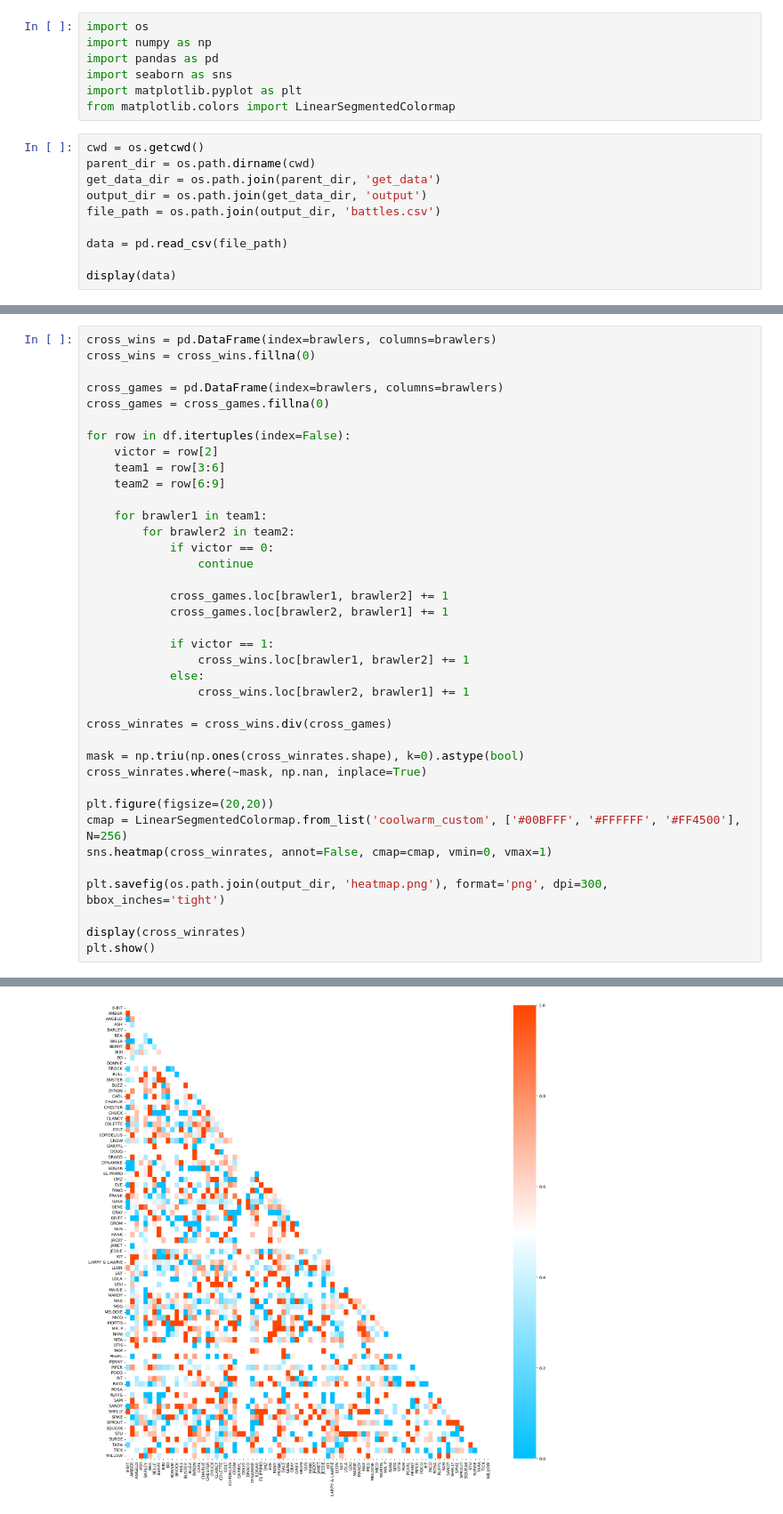
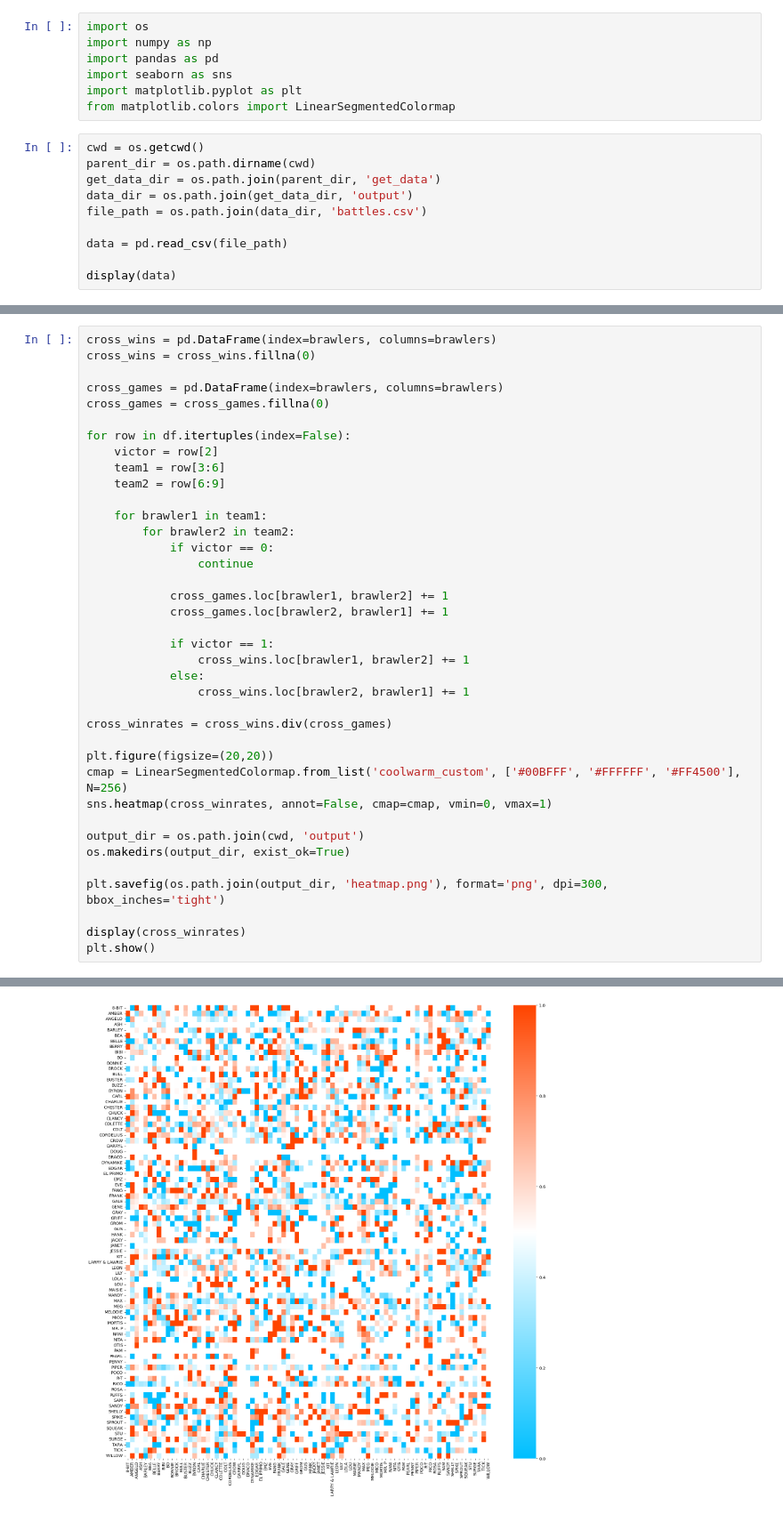
Before and after one commit to dyao13/BrawlStars, a Jupyter notebook: do_analysis/winrates.ipynb, the cells around one changed output, grey strips where cells are left out. Shown at 89% size. Saved outputs shown, nothing was run; the diff lists cells and outputs as text.

Commit message:
winrates

```diff
--- a/do_analysis/winrates.ipynb
+++ b/do_analysis/winrates.ipynb
@@ -9,8 +9,8 @@ from matplotlib.colors import LinearSegmentedColormap
 cwd = os.getcwd()
 parent_dir = os.path.dirname(cwd)
 get_data_dir = os.path.join(parent_dir, 'get_data')
-output_dir = os.path.join(get_data_dir, 'output')
-file_path = os.path.join(output_dir, 'battles.csv')
+data_dir = os.path.join(get_data_dir, 'output')
+file_path = os.path.join(data_dir, 'battles.csv')
 
 data = pd.read_csv(file_path)
 
@@ -137,12 +137,12 @@ for row in df.itertuples(index=False):
 
 cross_winrates = cross_wins.div(cross_games)
 
-mask = np.triu(np.ones(cross_winrates.shape), k=0).astype(bool)
-cross_winrates.where(~mask, np.nan, inplace=True)
-
 plt.figure(figsize=(20,20))
 cmap = LinearSegmentedColormap.from_list('coolwarm_custom', ['#00BFFF', '#FFFFFF', '#FF4500'], N=256)
 sns.heatmap(cross_winrates, annot=False, cmap=cmap, vmin=0, vmax=1)
+
+output_dir = os.path.join(cwd, 'output')
+os.makedirs(output_dir, exist_ok=True)
 
 plt.savefig(os.path.join(output_dir, 'heatmap.png'), format='png', dpi=300, bbox_inches='tight')
 
@@ -164,2 +164,2 @@ plt.show()
 82 rows × 82 columns
-[figure, old version]
+[figure, new version]
```
Also changed, not shown: parts of 4 cells of this notebook, 1 other file.
